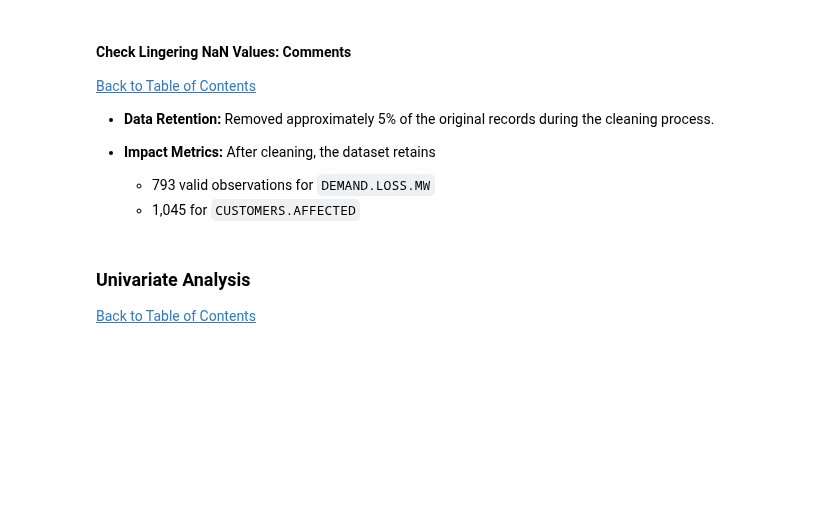
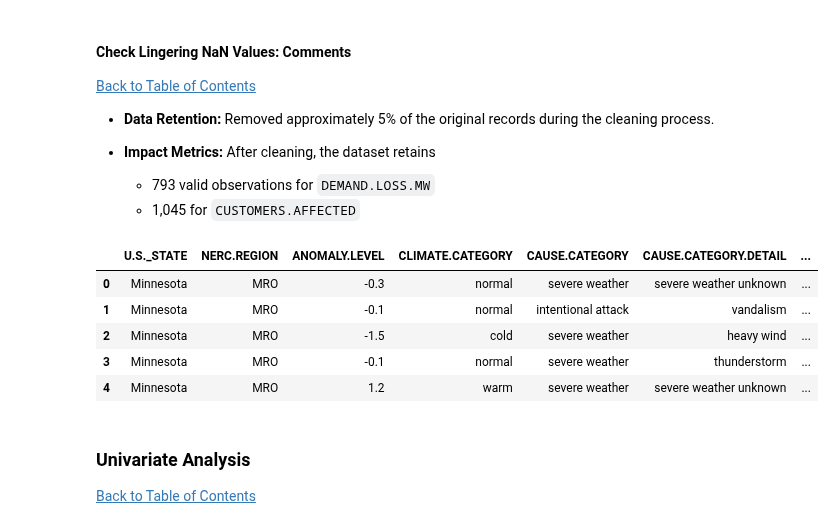
Before and after one commit to scotty-ucsd/dsc259_final_project, a Jupyter notebook: group_project_notebook.ipynb, the cells around one changed output. Saved outputs shown, nothing was run; the diff lists cells and outputs as text; code cells hidden in the pictures; blank space fills up the shorter version.

```diff
--- a/group_project_notebook.ipynb
+++ b/group_project_notebook.ipynb
@@ -908,6 +834,20 @@ memory usage: 615.7+ KB
 * **Impact Metrics:** After cleaning, the dataset retains
   * 793 valid observations for `DEMAND.LOSS.MW`
   * 1,045 for `CUSTOMERS.AFFECTED`
+# %%
+columnsforreport=['U.S._STATE','NERC.REGION','ANOMALY.LEVEL','CLIMATE.CATEGORY', 'CAUSE.CATEGORY','CAUSE.CATEGORY.DETAIL','HURRICANE.NAMES','DEMAND.LOSS.MW','CUSTOMERS.AFFECTED','POPULATION',
+       'POPPCT_URBAN','outage_start_dt',
+       'outage_restoration_dt', 'is_hurricane']
+#print(df[columnsforreport].head().to_markdown())
+#print(df[columnsforreport].head().to_html())
+df[columnsforreport].head()
+# %% [output]
+|  | U.S._STATE | NERC.REGION | ANOMALY.LEVEL | CLIMATE.CATEGORY | CAUSE.CATEGORY | CAUSE.CATEGORY.DETAIL | ... |
+| 0 | Minnesota | MRO | -0.3 | normal | severe weather | severe weather unknown | ... |
+| 1 | Minnesota | MRO | -0.1 | normal | intentional attack | vandalism | ... |
+| 2 | Minnesota | MRO | -1.5 | cold | severe weather | heavy wind | ... |
+| 3 | Minnesota | MRO | -0.1 | normal | severe weather | thunderstorm | ... |
+| 4 | Minnesota | MRO | 1.2 | warm | severe weather | severe weather unknown | ... |
 # %% [markdown]
 <h3><a id="univariate_analysis">Univariate Analysis</a></h3>
 
```
Also changed, not shown: parts of 14 cells of this notebook, 6 other files.
